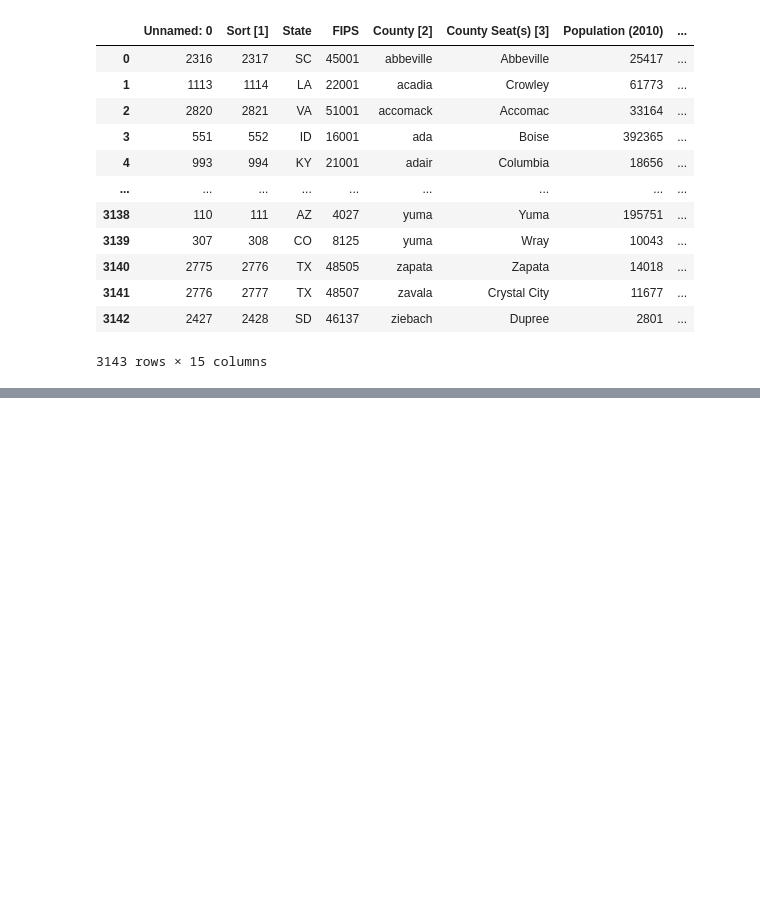
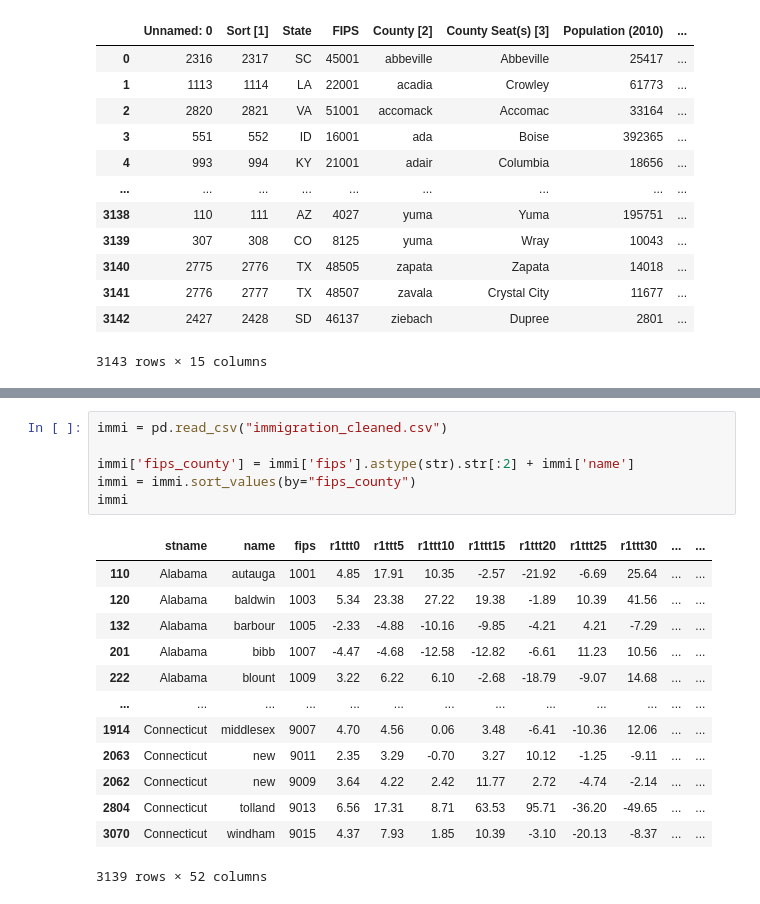
Before and after one commit to tonyluocpu/CVD-ML-project, a Jupyter notebook: all_three_datasets.ipynb, the cells around one changed output, grey strips where cells are left out. Drawn from its saved outputs; the diff is of its cells as text; blank space fills up the shorter version.

Commit message:
ready to merge, but need to somehow keep full names, every word of a county but I stripped to the first word

```diff
--- a/all_three_datasets.ipynb
+++ b/all_three_datasets.ipynb
@@ -95,0 +116,20 @@ wiki
+# %%
+immi = pd.read_csv("immigration_cleaned.csv")
+
+immi['fips_county'] = immi['fips'].astype(str).str[:2] + immi['name']
+immi = immi.sort_values(by="fips_county")
+immi
+# %% [output]
+|  | stname | name | fips | r1ttt0 | r1ttt5 | r1ttt10 | r1ttt15 | r1ttt20 | r1ttt25 | r1ttt30 | ... | ... |
+| 110 | Alabama | autauga | 1001 | 4.85 | 17.91 | 10.35 | -2.57 | -21.92 | -6.69 | 25.64 | ... | ... |
+| 120 | Alabama | baldwin | 1003 | 5.34 | 23.38 | 27.22 | 19.38 | -1.89 | 10.39 | 41.56 | ... | ... |
+| 132 | Alabama | barbour | 1005 | -2.33 | -4.88 | -10.16 | -9.85 | -4.21 | 4.21 | -7.29 | ... | ... |
+| 201 | Alabama | bibb | 1007 | -4.47 | -4.68 | -12.58 | -12.82 | -6.61 | 11.23 | 10.56 | ... | ... |
+| 222 | Alabama | blount | 1009 | 3.22 | 6.22 | 6.10 | -2.68 | -18.79 | -9.07 | 14.68 | ... | ... |
+| ... | ... | ... | ... | ... | ... | ... | ... | ... | ... | ... | ... | ... |
+| 1914 | Connecticut | middlesex | 9007 | 4.70 | 4.56 | 0.06 | 3.48 | -6.41 | -10.36 | 12.06 | ... | ... |
+| 2063 | Connecticut | new | 9011 | 2.35 | 3.29 | -0.70 | 3.27 | 10.12 | -1.25 | -9.11 | ... | ... |
+| 2062 | Connecticut | new | 9009 | 3.64 | 4.22 | 2.42 | 11.77 | 2.72 | -4.74 | -2.14 | ... | ... |
+| 2804 | Connecticut | tolland | 9013 | 6.56 | 17.31 | 8.71 | 63.53 | 95.71 | -36.20 | -49.65 | ... | ... |
+| 3070 | Connecticut | windham | 9015 | 4.37 | 7.93 | 1.85 | 10.39 | -3.10 | -20.13 | -8.37 | ... | ... |
+3139 rows × 52 columns
```
Also changed, not shown: parts of 4 cells of this notebook, 2 other files.
